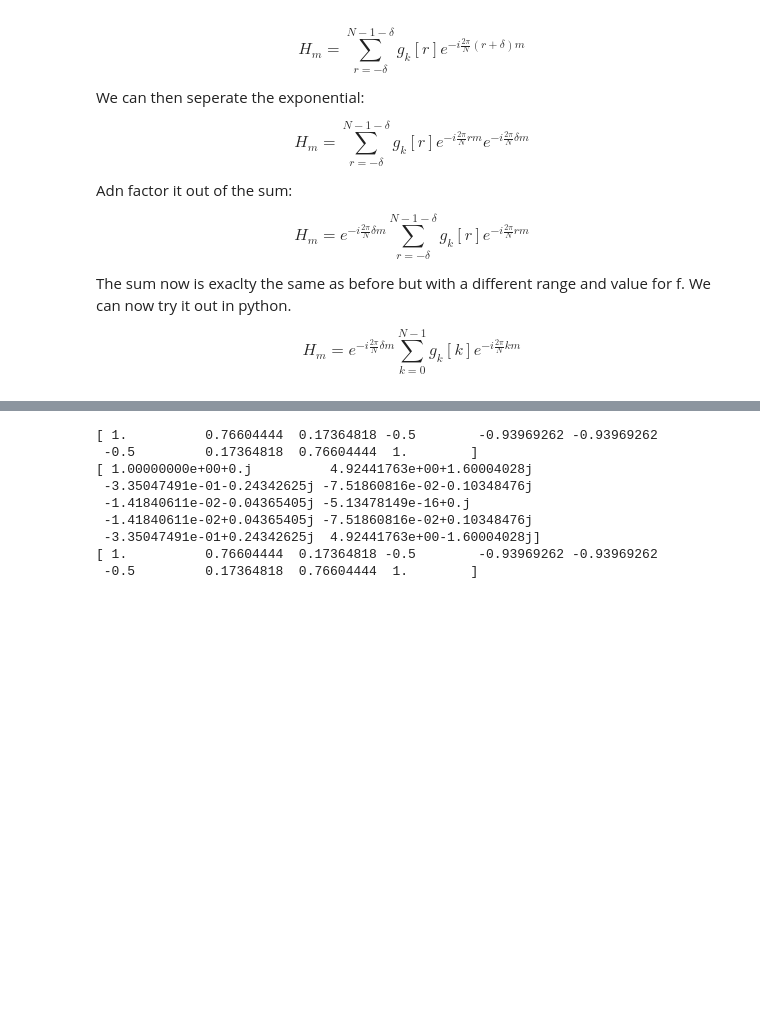
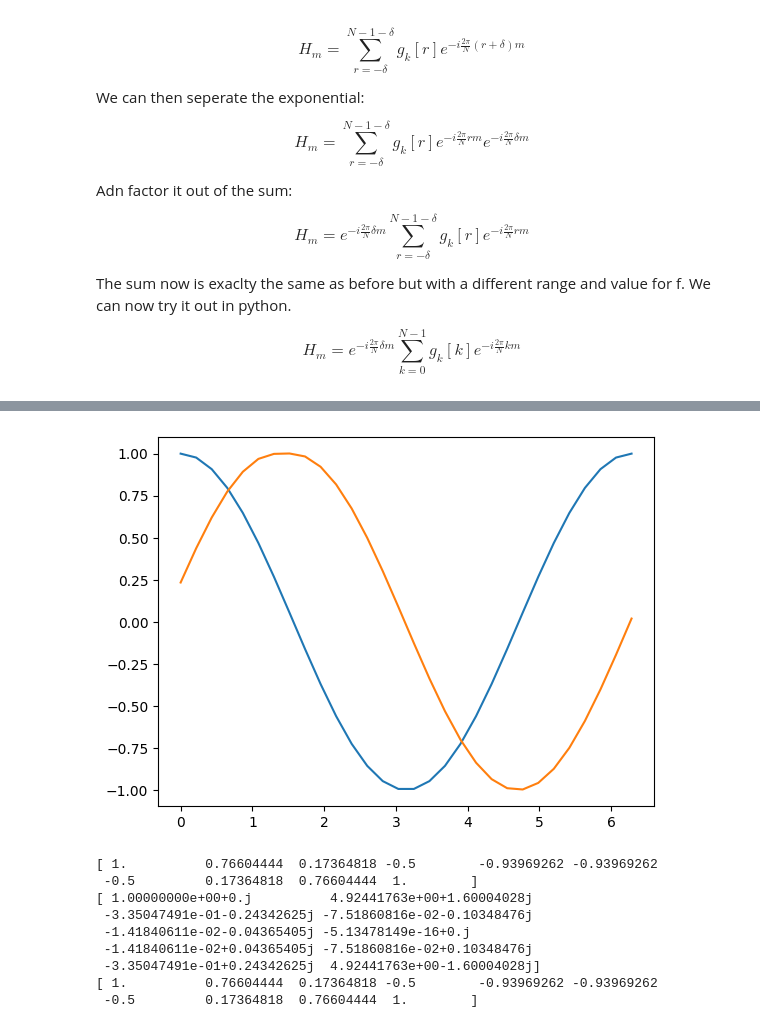
Before and after one commit to DylanReidRamelli/Bachelor-Project-2023, a Jupyter notebook: notebook/fourier.ipynb, the cells around one changed output, grey strips where cells are left out. Cells and saved outputs as stored; diff of their text form; code cells hidden in the pictures; blank space fills up the shorter version.

```diff
--- a/notebook/fourier.ipynb
+++ b/notebook/fourier.ipynb
@@ -357,0 +300,99 @@ With Nfrequencies:  26
+# %%
+
+# Given by chat, I'll implement it myself tomorrow
+def my_fftfreq(n, d=1.0):
+    """
+    Return the discrete Fourier Transform sample frequencies.
+
+    The returned array contains the frequencies of corresponding elements
+    in the output of `numpy.fft.fft`. The elements are ordered by their
+    positive frequency components followed by the negative frequency
+    components. For an array `a` of length `n`, the returned array will
+    have shape `(n,)` and its elements will be given by:
+
+        f = [0, 1, ...,     n/2-1,     -n/2, ..., -1] / (d*n)   if n is even
+        f = [0, 1, ..., (n-1)/2, -(n-1)/2, ..., -1] / (d*n)   if n is odd
+
+    Parameters
+    ----------
+    n : int
+        Window length.
+    d : scalar, optional
+        Sample spacing (inverse of the sampling rate). Defaults to 1.
+
+    Returns
+    -------
+    f : ndarray
+        Array of length `n` containing the sample frequencies.
+
+    """
+    if not isinstance(n, int):
+        raise TypeError("n should be an integer")
+    if n <= 0:
+        raise ValueError("n should be a positive integer")
+    if not np.isreal(d):
+        raise TypeError("d should be a real number")
+
+    if n % 2 == 0:
+        # even length
+        f = np.arange(0, n/2, dtype=int)
+        f = np.concatenate((f, np.arange(-n/2, 0, dtype=int)))
+    else:
+        # odd length
+        f = np.arange(0, (n-1)/2+1, dtype=int)
+        f = np.concatenate((f, np.arange(-(n-1)/2, 0, dtype=int)))
+
+    return f / (d * n)
+
+
+
+# Domain, from 0 -> 2 * np.pi, with 4 samples.
+# g_k = [0, np.pi /2, np.pi , 3/2 * np.pi, 2 * np.pi]
+g_k = np.linspace(0, 2 * np.pi, 30)
+
+# Function g evaluated for each sample. Function for now is cos().
+g_k_i = np.cos(g_k)
+
+# Now we can just do the fourier normal fourier transform like above for g_k_i
+N_elements = len(g_k)
+N_frequencies = int(np.floor(N_elements/2) + 1)
+freq = np.arange(N_elements)
+
+print("With Nelements: ", N_elements)
+print("With Nfrequencies: ", N_frequencies)
+
+
+# Forward Fourier transform.
+output = np.zeros(N_elements, dtype=complex)
+
+for m in range(N_elements):
+    for k in range(N_elements):
+        e = np.exp(-1j * 2 * np.pi * m * k / N_elements)
+        output[m] += g_k_i[k] * e
+
+delta = 1.5
+k = np.fft.fftfreq(N_elements,2 * np.pi/N_elements)
+
+print(k.shape)
+print("These are the k values: ", k)
+k = my_fftfreq(N_elements,2 * np.pi/N_elements)
+print(k.shape)
+print("These are the k values: ", k)
+for m in range(0, N_elements):
+    output[m] = output[m] * np.exp(-1j * 2 * np.pi * k[m] * delta)
+
+# print(o)s
+final_output = np.zeros(N_elements, dtype=complex)
+
+# final_output = np.fft.ifft(output)
+for m in range(N_elements):
+    for k in range(N_elements):
+        e = np.exp(1j * 2 * np.pi * m * k / N_elements)
+        final_output[m] += output[k] * e
+final_output /= N_elements
+
+# print(final_output.real)
+fig, ax = plt.subplots()
+ax.plot(g_k, g_k_i, label='Original values')
+ax.plot(g_k, final_output.real, label='Original values')
+# %% [output]
@@ -358,3 +414,4 @@ With Nfrequencies:  26
+[figure, added]
 # %%
 # Doing the same thing as above but with the built in fft functions that numpy provides
 
```
Also changed, not shown: parts of 2 cells of this notebook.
